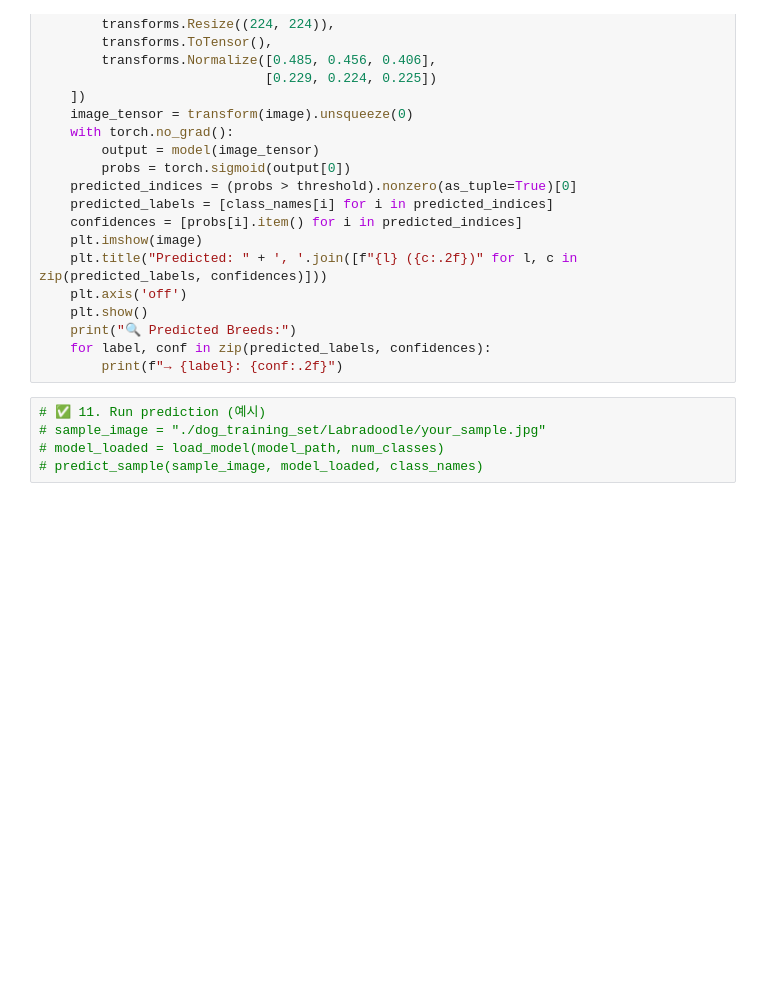
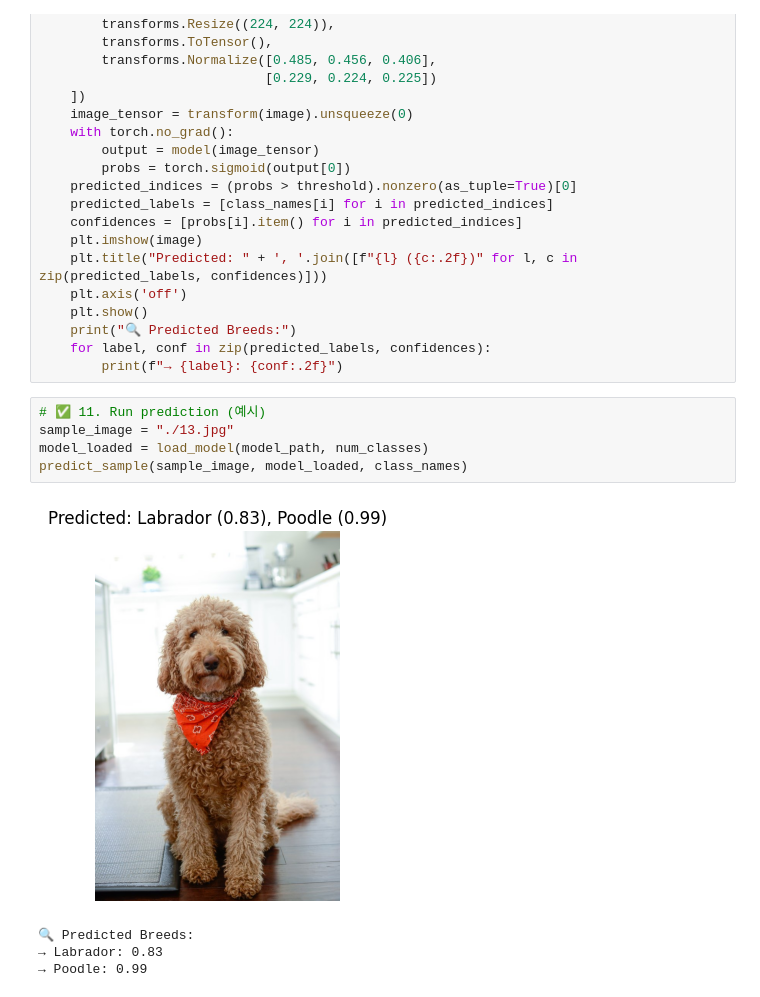
Before and after one commit to dltkdgus3769/Deep_AI_Pytorch, a Jupyter notebook: 2-CNN-ResNet/multilabel_dog_classifier.ipynb, the cells around one changed output. Saved outputs shown, nothing was run; the diff lists cells and outputs as text; blank space fills up the shorter version.

```diff
--- a/2-CNN-ResNet/multilabel_dog_classifier.ipynb
+++ b/2-CNN-ResNet/multilabel_dog_classifier.ipynb
@@ -121,6 +157,11 @@ def predict_sample(image_path, model, class_names, threshold=0.3):
         print(f"→ {label}: {conf:.2f}")
 # %%
 # ✅ 11. Run prediction (예시)
-# sample_image = "./dog_training_set/Labradoodle/your_sample.jpg"
-# model_loaded = load_model(model_path, num_classes)
-# predict_sample(sample_image, model_loaded, class_names)
+sample_image = "./13.jpg"
+model_loaded = load_model(model_path, num_classes)
+predict_sample(sample_image, model_loaded, class_names)
+# %% [output]
+[figure, added]
+🔍 Predicted Breeds:
+→ Labrador: 0.83
+→ Poodle: 0.99
```
Also changed, not shown: parts of 6 cells of this notebook, 6 other files.
